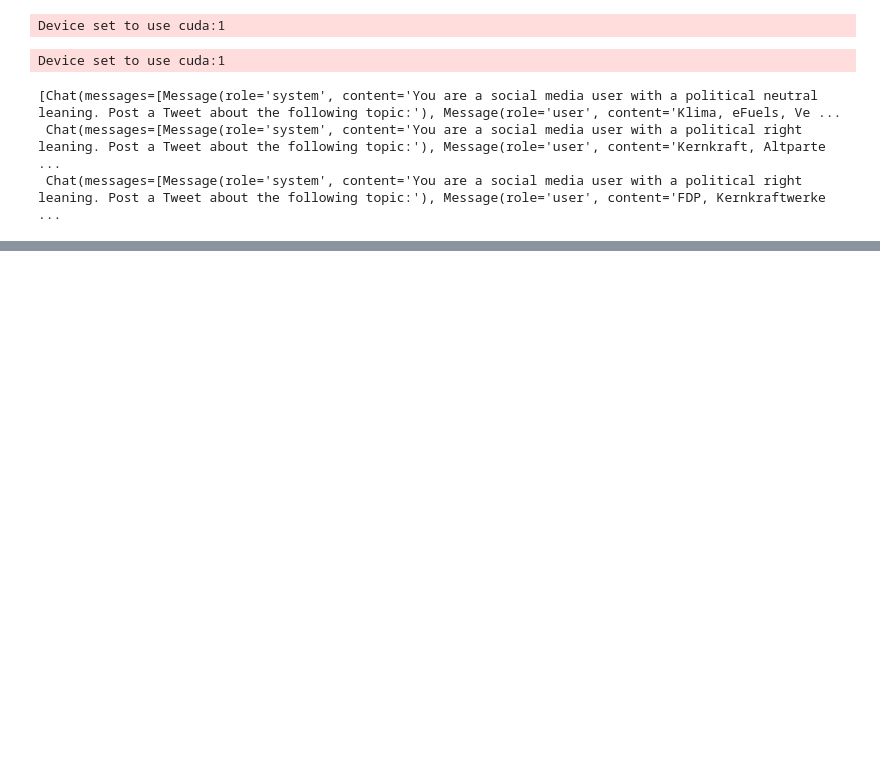
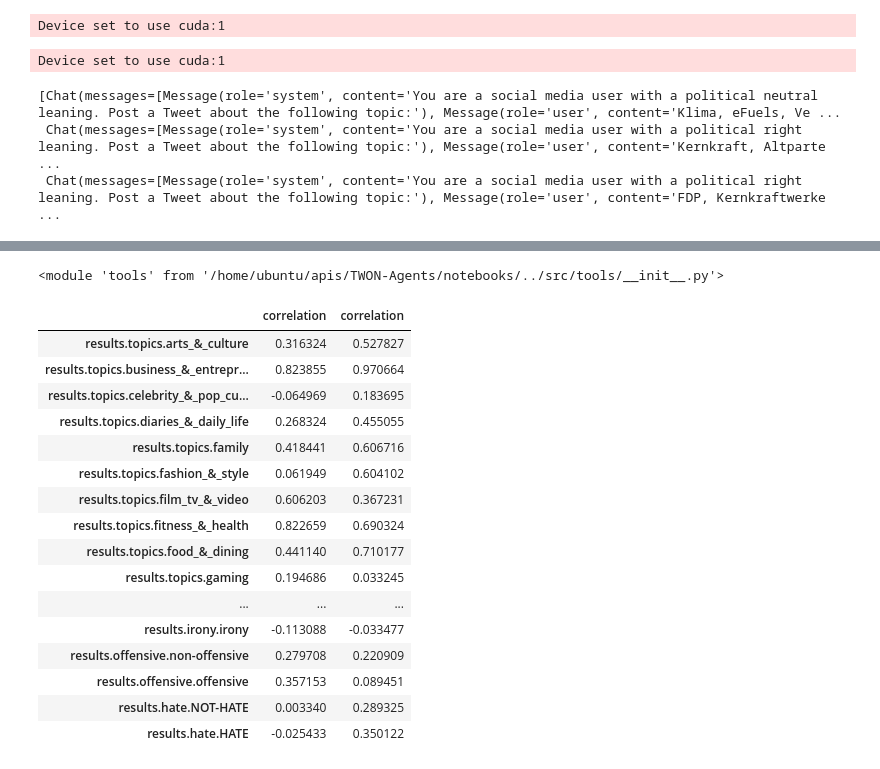
Before and after one commit to cl-trier/TWON-Agents, a Jupyter notebook: notebooks/022--Post-Task-Evaluation.ipynb, the cells around one changed output, grey strips where cells are left out. Cells and saved outputs as stored; diff of their text form; code cells hidden in the pictures; blank space fills up the shorter version.

Commit message:
add emotion classification correlation analysis

```diff
--- a/notebooks/022--Post-Task-Evaluation.ipynb
+++ b/notebooks/022--Post-Task-Evaluation.ipynb
@@ -157,3 +157,43 @@ translation_length & 2526 & 2199 \\
 reference_length & 1984 & 1984 \\
 \bottomrule
 \end{tabular}
+# %%
+import sys
+from importlib import reload
+
+sys.path.append('../src')
+
+import tools
+reload(tools)
+# %% [output]
+<module 'tools' from '/home/ubuntu/apis/TWON-Agents/notebooks/../src/tools/__init__.py'>
+# %%
+classify_corr = pandas.concat([
+    tools.Evaluate()(
+        source=predictions[("reply", "human")].tolist(),
+        target=predictions[("reply", "base")].tolist()
+    )[0],
+    tools.Evaluate()(
+        source=predictions[("reply", "human")].tolist(),
+        target=predictions[("reply", "adapter")].tolist()
+    )[0]
+], axis=1, names=["base", "adapter"])
+classify_corr
+# %% [output]
+|  | correlation | correlation |
+| results.topics.arts_&_culture | 0.316324 | 0.527827 |
+| results.topics.business_&_entrepr... | 0.823855 | 0.970664 |
+| results.topics.celebrity_&_pop_cu... | -0.064969 | 0.183695 |
+| results.topics.diaries_&_daily_life | 0.268324 | 0.455055 |
+| results.topics.family | 0.418441 | 0.606716 |
+| results.topics.fashion_&_style | 0.061949 | 0.604102 |
+| results.topics.film_tv_&_video | 0.606203 | 0.367231 |
+| results.topics.fitness_&_health | 0.822659 | 0.690324 |
+| results.topics.food_&_dining | 0.441140 | 0.710177 |
+| results.topics.gaming | 0.194686 | 0.033245 |
+| ... | ... | ... |
+| results.irony.irony | -0.113088 | -0.033477 |
+| results.offensive.non-offensive | 0.279708 | 0.220909 |
+| results.offensive.offensive | 0.357153 | 0.089451 |
+| results.hate.NOT-HATE | 0.003340 | 0.289325 |
+| results.hate.HATE | -0.025433 | 0.350122 |
```
Also changed, not shown: parts of 5 cells of this notebook, 1 other file.
